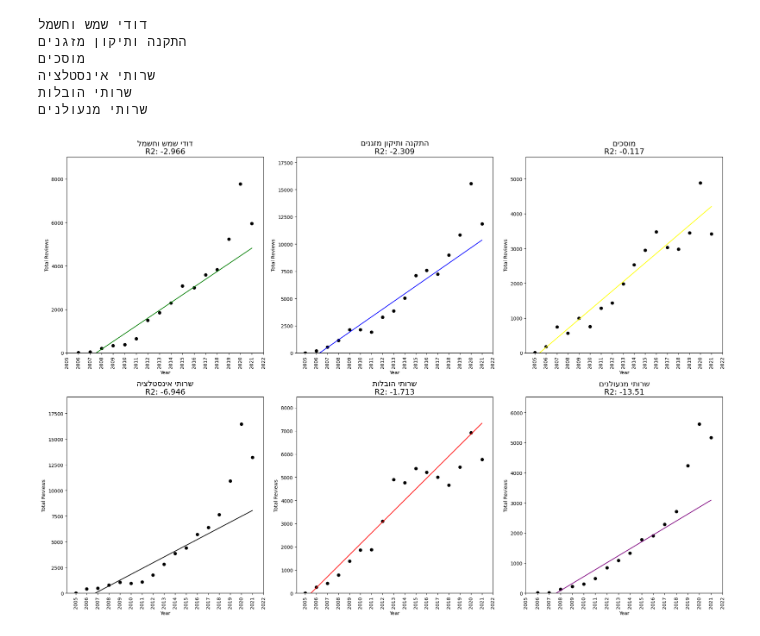
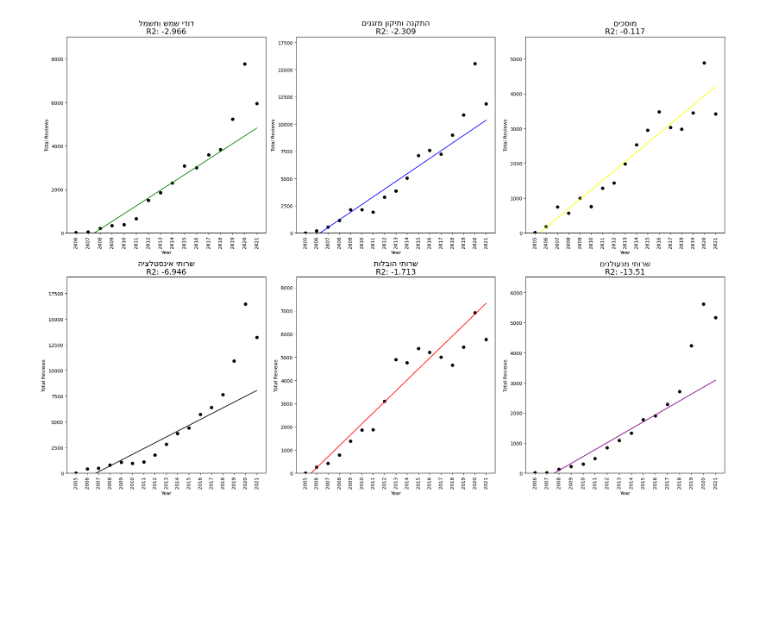
Before and after one commit to Omer-5/midrag, a Jupyter notebook: ML.ipynb, the cells around one changed output. Saved outputs shown, nothing was run; the diff lists cells and outputs as text; code cells hidden in the pictures; blank space fills up the shorter version.

```diff
--- a/ML.ipynb
+++ b/ML.ipynb
@@ -47,7 +47,7 @@ def Display_LR_Plot(df_ML:pd.DataFrame, df_main:pd.DataFrame, line_plot, axis:pd
     axis.set_xlabel("Year")
     axis.set_ylabel("Total Reviews")
 
-    axis.set_xticks(np.arange(2005, 2023, dtype=float))
+    axis.set_xticks(df_main["Year"], dtype=float)
     axis.set_xticklabels(axis.get_xticklabels(), rotation=90)
 
     axis.set_ylim(bottom=0)
@@ -81,44 +81,36 @@ def Display_LR_Plot(df_ML:pd.DataFrame, df_main:pd.DataFrame, line_plot, axis:pd
 
 #     return df, df_main, y_pred, score, y_test
 # %%
-# Creating a Linear Regression Model to predict the total reviews of 2021 based on data of total reviews from 2005-2019 and visualizing it with SubPlots
-# *** The year 2020 was excluded from the dataset because of irregularities due to Covid-19 Pandemic
+# Creating a Linear Regression Model to predict the total reviews of 2019-2021 based on data of total reviews from 2005/6-2018
+#       and visualizing it with SubPlots
 
 directory = 'data/ML/'
 
 fig, axes = plt.subplots(2,3, figsize=(20,14))
 colors = [
     ['green', 'blue','yellow'],
     ['black', 'red', 'purple']
 ]
 
 row, index = 0, 0
 
 for filename in os.listdir(directory):
     f = os.path.join(directory, filename)
     # checking if it is a file
     if os.path.isfile(f) and filename.startswith("summery_"):
     # if os.path.isfile(f) and filename.startswith("By_Month_"):
-        df = pd.read_csv(f)
-        print(filename.replace('summery_', '').replace('.csv', ''))
-        # print(filename.replace('By_Month_', '').replace('.csv', ''))
+        main_df = pd.read_csv(f)
 
-        lr_ml_df, lr_line, lr_r2_score = LR_Train_By_Year(df)
+        lr_ml_df, lr_line, lr_r2_score = LR_Train_By_Year(main_df)
 
-        Display_LR_Plot(lr_ml_df, df, lr_line, axes[row, index], filename.replace('summery_', '').replace('.csv', ''), lr_r2_score, colors[row][index])
+        Display_LR_Plot(lr_ml_df, main_df, lr_line, axes[row, index], filename.replace('summery_', '').replace('.csv', ''), lr_r2_score, colors[row][index])
 
         if index == 2:
             row = 1
             index = 0
         else:
             index+=1
 
 fig.tight_layout()
 # %% [output]
-דודי שמש וחשמל
-התקנה ותיקון מזגנים
-מוסכים
-שרותי אינסטלציה
-שרותי הובלות
-שרותי מנעולנים
-[figure, old version]
+[figure, new version]
```
